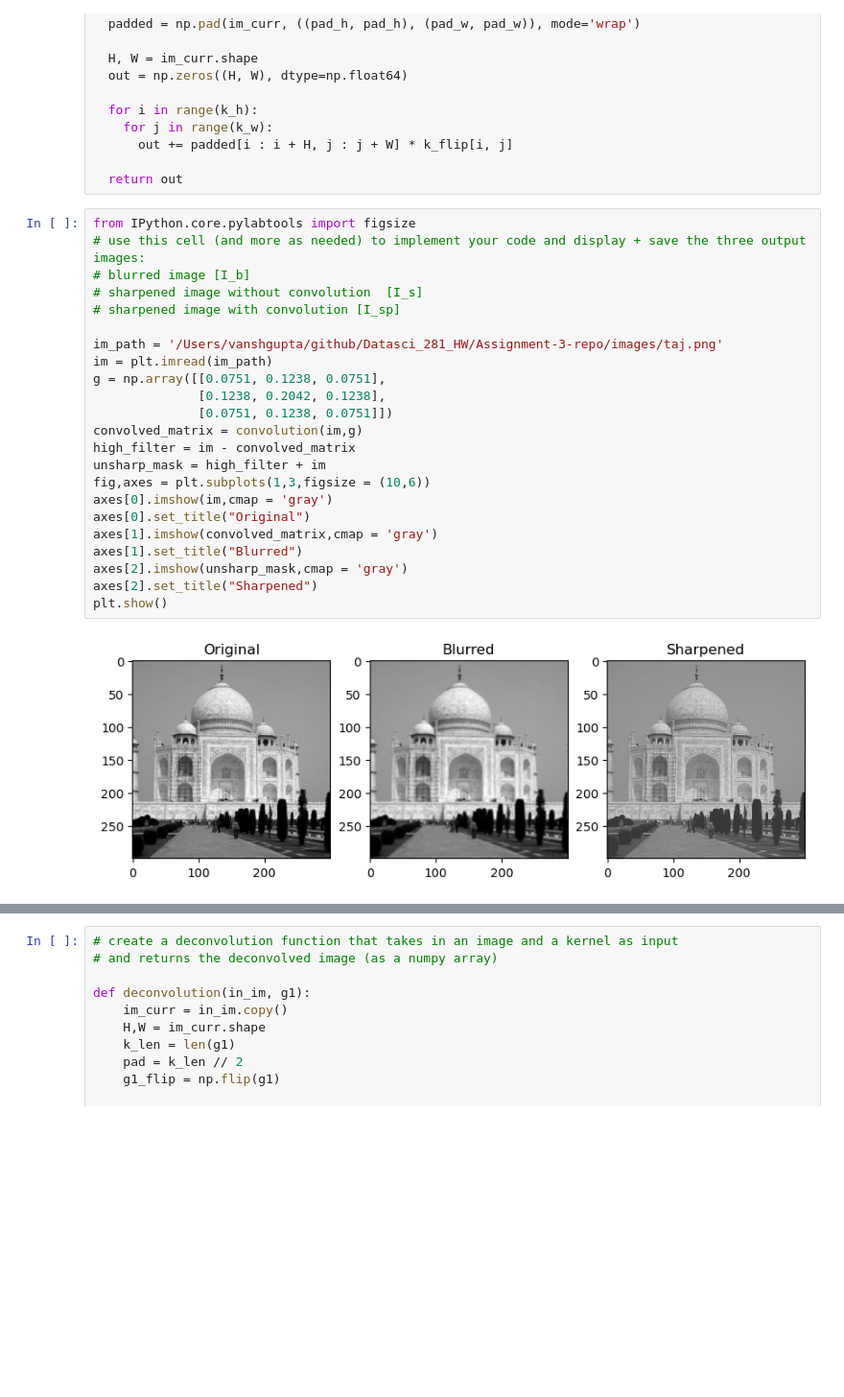
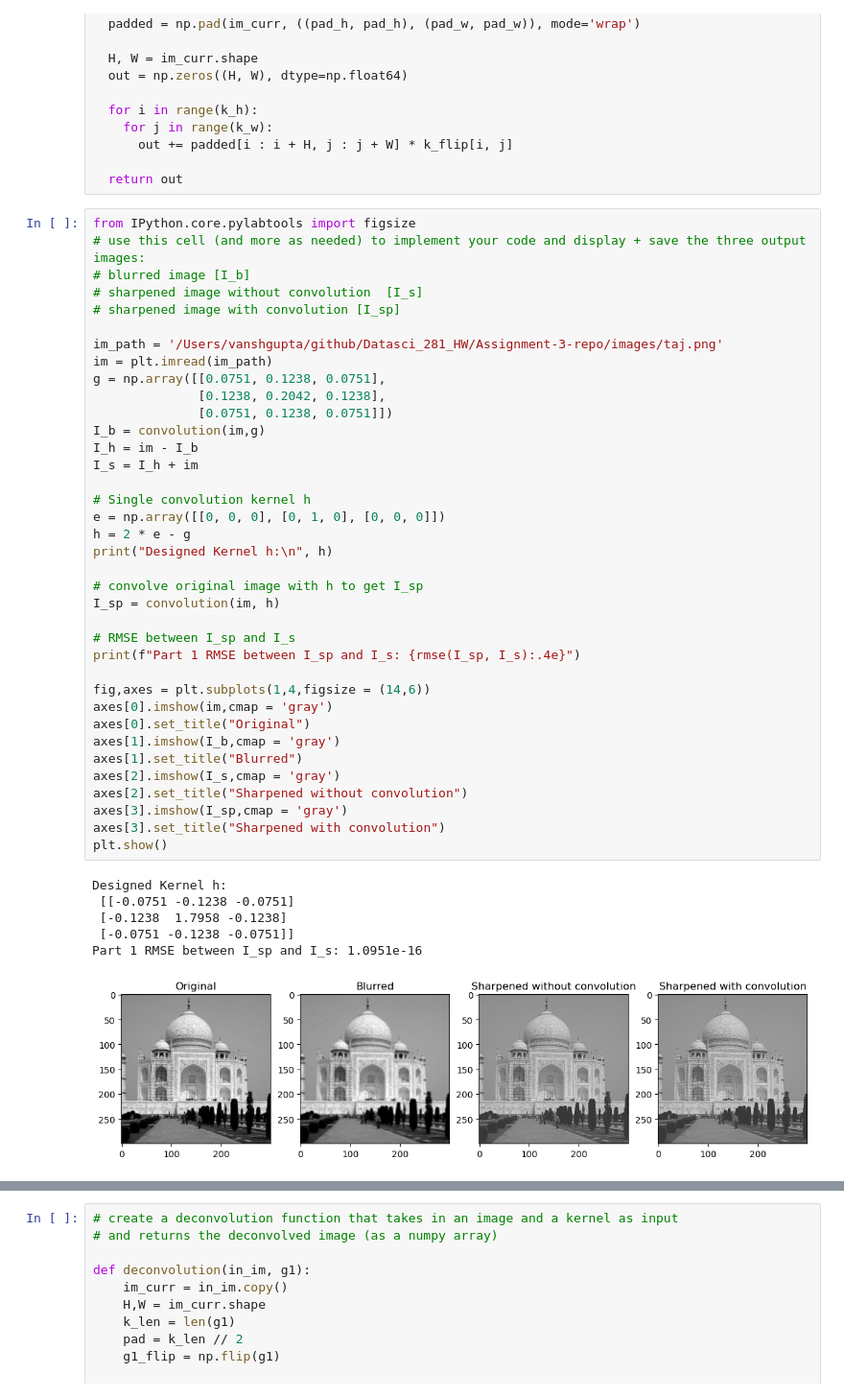
Before and after one commit to vanshgup24/W281-assignment3, a Jupyter notebook: assignment3.ipynb, the cells around one changed output, grey strips where cells are left out. Shown at 96% size. Cells and saved outputs as stored; diff of their text form; blank space fills up the shorter version.

```diff
--- a/assignment3.ipynb
+++ b/assignment3.ipynb
@@ -72,27 +72,46 @@ def convolution(in_im, g):
 # %%
 from IPython.core.pylabtools import figsize
 # use this cell (and more as needed) to implement your code and display + save the three output images:
 # blurred image [I_b]
 # sharpened image without convolution  [I_s]
 # sharpened image with convolution [I_sp]
 
 im_path = '/Users/vanshgupta/github/Datasci_281_HW/Assignment-3-repo/images/taj.png'
 im = plt.imread(im_path)
 g = np.array([[0.0751, 0.1238, 0.0751],
               [0.1238, 0.2042, 0.1238],
               [0.0751, 0.1238, 0.0751]])
-convolved_matrix = convolution(im,g)
-high_filter = im - convolved_matrix
-unsharp_mask = high_filter + im
-fig,axes = plt.subplots(1,3,figsize = (10,6))
+I_b = convolution(im,g)
+I_h = im - I_b
+I_s = I_h + im
+
+# Single convolution kernel h
+e = np.array([[0, 0, 0], [0, 1, 0], [0, 0, 0]])
+h = 2 * e - g
+print("Designed Kernel h:\n", h)
+
+# convolve original image with h to get I_sp
+I_sp = convolution(im, h)
+
+# RMSE between I_sp and I_s
+print(f"Part 1 RMSE between I_sp and I_s: {rmse(I_sp, I_s):.4e}")
+
+fig,axes = plt.subplots(1,4,figsize = (14,6))
 axes[0].imshow(im,cmap = 'gray')
 axes[0].set_title("Original")
-axes[1].imshow(convolved_matrix,cmap = 'gray')
+axes[1].imshow(I_b,cmap = 'gray')
 axes[1].set_title("Blurred")
-axes[2].imshow(unsharp_mask,cmap = 'gray')
-axes[2].set_title("Sharpened")
+axes[2].imshow(I_s,cmap = 'gray')
+axes[2].set_title("Sharpened without convolution")
+axes[3].imshow(I_sp,cmap = 'gray')
+axes[3].set_title("Sharpened with convolution")
 plt.show()
 # %% [output]
+Designed Kernel h:
+ [[-0.0751 -0.1238 -0.0751]
+ [-0.1238  1.7958 -0.1238]
+ [-0.0751 -0.1238 -0.0751]]
+Part 1 RMSE between I_sp and I_s: 1.0951e-16
-[figure, old version]
+[figure, new version]
 # %%
 # Saving all 2 generated images separately to use later for deconvolution
```
Also changed, not shown: parts of 4 cells of this notebook, 2 other files.
